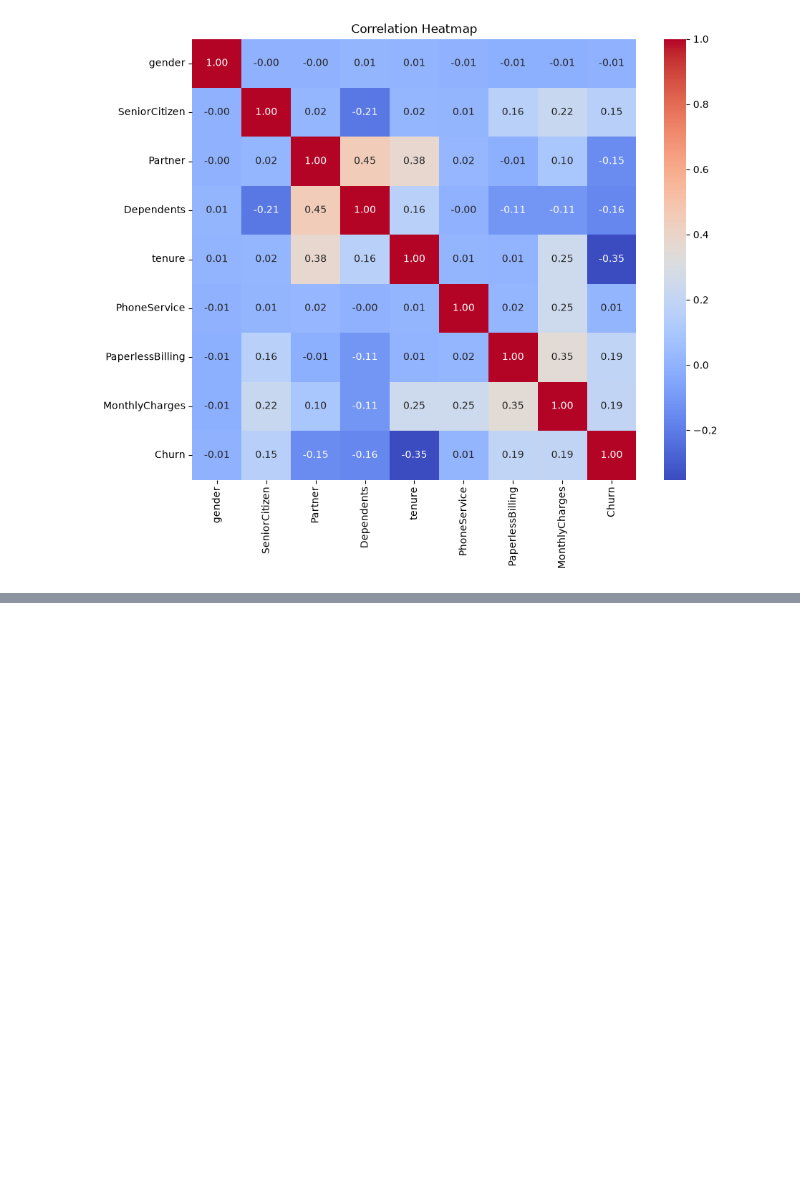
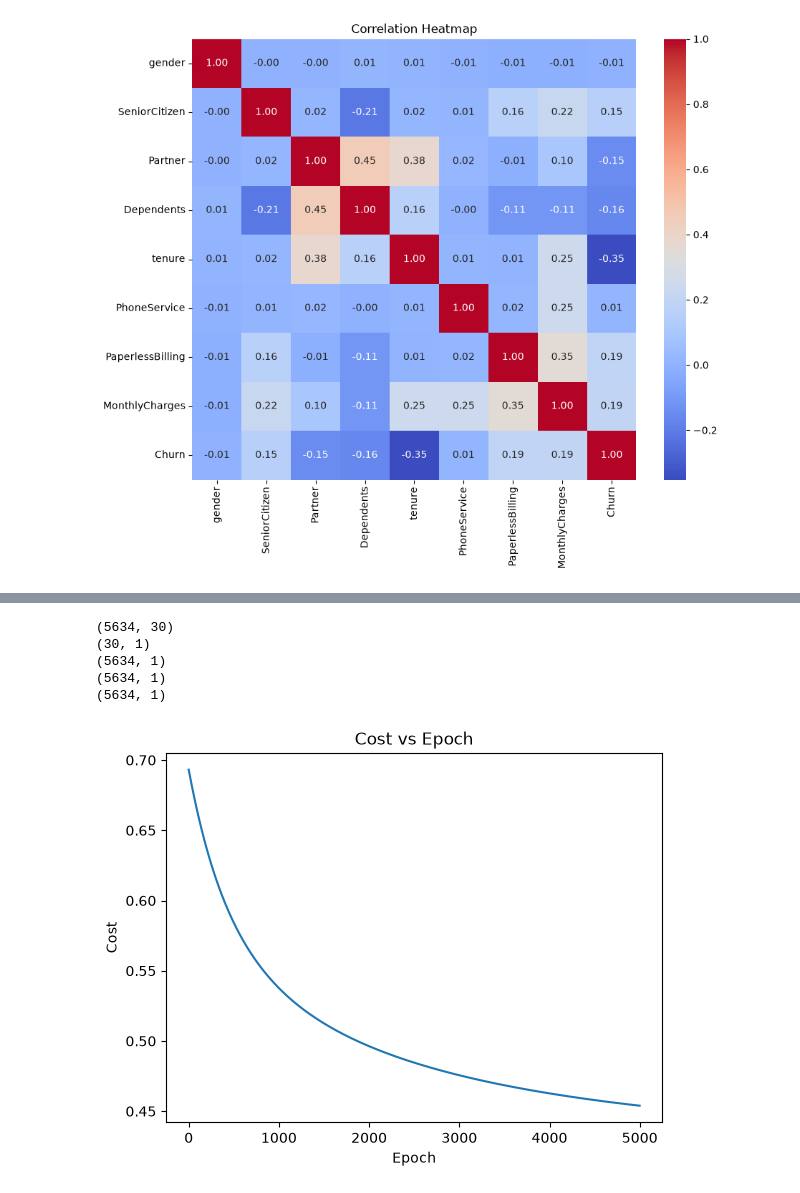
Before and after one commit to abhiramthota2210/2.Customer_churn_prediction, a Jupyter notebook: notebooks/logistic_regression.ipynb, the cells around one changed output, grey strips where cells are left out. Saved outputs shown, nothing was run; the diff lists cells and outputs as text; code cells hidden in the pictures; blank space fills up the shorter version.

```diff
--- a/notebooks/logistic_regression.ipynb
+++ b/notebooks/logistic_regression.ipynb
@@ -573,0 +282,7 @@ Predict on Test Data
+# %%
+# initialize parameters
+m,n=X_train.shape
+b=0
+theta=np.zeros((n,1))
+learning_rate=0.001
+epochs=5000
@@ -573,0 +324,3 @@ Predict on Test Data
+# %%
+z=compute_Z(X_train,theta,b)
+print(z)
@@ -573,0 +362,29 @@ Predict on Test Data
+# %%
+cost_history = []
+
+m = len(y_train)
+
+for epoch in range(epochs):
+
+    # 1. Linear model
+    z = compute_Z(X_train, theta, b)
+
+    # 2. Prediction
+    y_pred = sigmoid(z)
+
+    # 3. Cost
+    cost = compute_cost(y_train, y_pred)
+
+    # 4. Gradients
+    dw = gradient_w(X_train, y_pred, y_train)
+    db = gradient_b(y_pred, y_train)
+
+    # 5. Update parameters
+    theta = theta - learning_rate * dw
+    b = b - learning_rate * db
+
+    # 6. Store cost
+    cost_history.append(cost)
+
+    if epoch % 100 == 0:
+        print(epoch, cost)
@@ -573,0 +409,20 @@ Predict on Test Data
+# %%
+print(X_train.shape)
+print(theta.shape)
+print(y_train.shape)
+print(y_pred.shape)
+print((y_pred - y_train).shape)
+# %% [output]
+(5634, 30)
+(30, 1)
+(5634, 1)
+(5634, 1)
+(5634, 1)
+# %%
+plt.plot(cost_history)
+plt.xlabel("Epoch")
+plt.ylabel("Cost")
+plt.title("Cost vs Epoch")
+plt.show()
+# %% [output]
+[figure, added]
```
Also changed, not shown: parts of 25 cells of this notebook, 1 other file.
